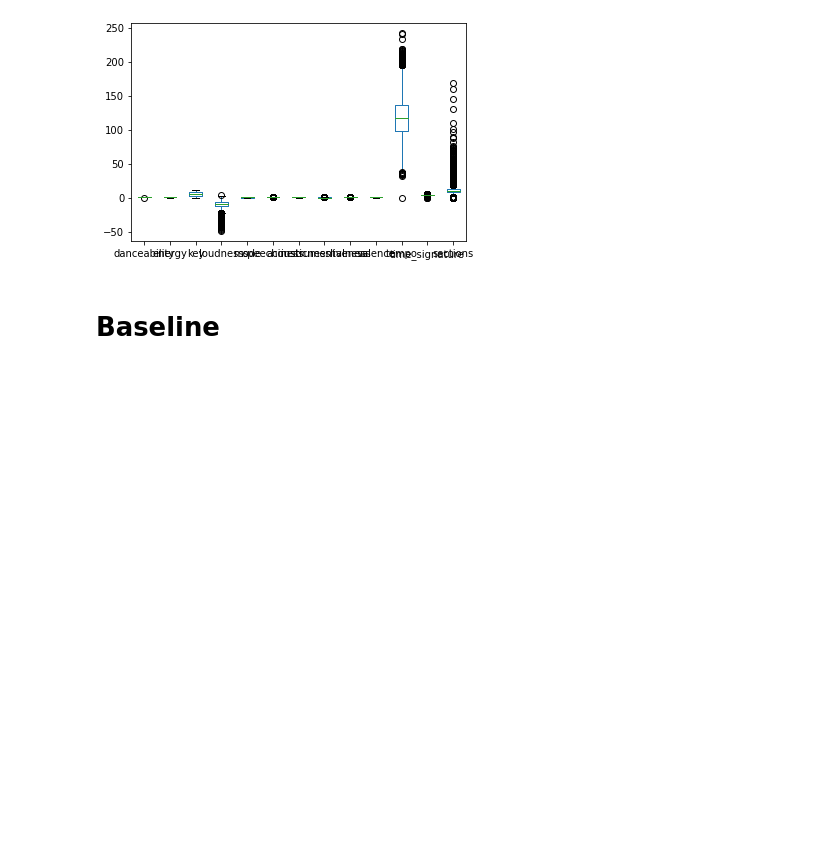
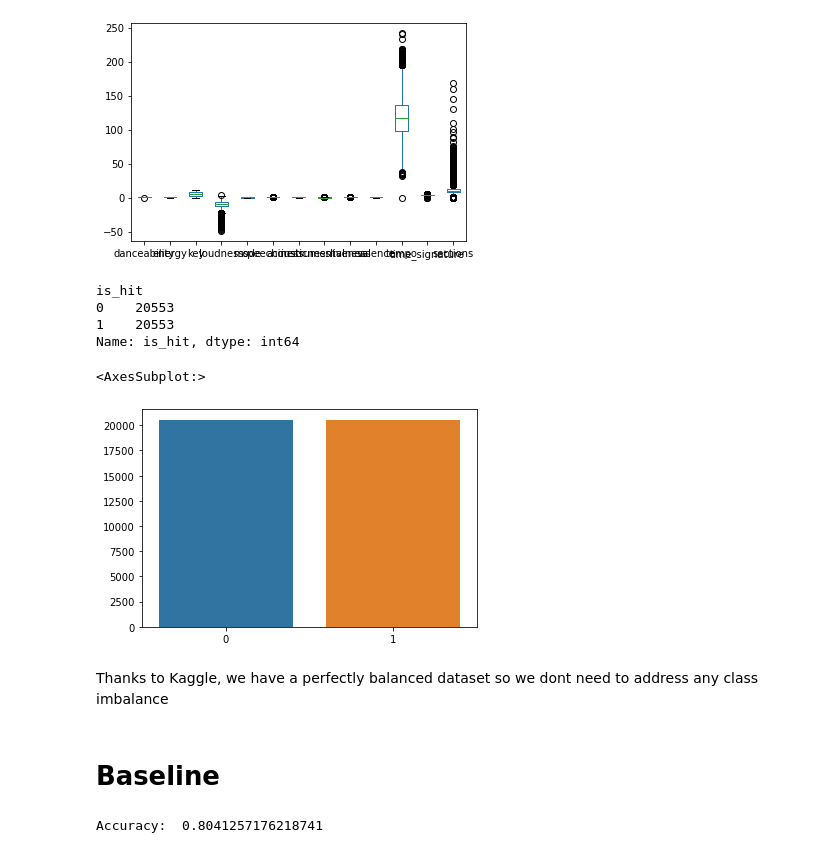
Before and after one commit to caitlan-krasinski/msci-546-project, a Jupyter notebook: code-for-data.ipynb, the cells around one changed output. Saved outputs shown, nothing was run; the diff lists cells and outputs as text; code cells hidden in the pictures; blank space fills up the shorter version.

```diff
--- a/code-for-data.ipynb
+++ b/code-for-data.ipynb
@@ -98,5 +98,19 @@ df[['danceability', 'energy', 'key', 'loudness',
 # %% [output]
 <AxesSubplot:>
 [figure]
+# %%
+df.groupby(['is_hit']).is_hit.count()
+# %% [output]
+is_hit
+0    20553
+1    20553
+Name: is_hit, dtype: int64
+# %%
+sns.barplot(x=[0, 1], y=[len(df[df['is_hit'] == 1]), len(df[df['is_hit'] == 0])])
+# %% [output]
+<AxesSubplot:>
+[figure, added]
+# %% [markdown]
+Thanks to Kaggle, we have a perfectly balanced dataset so we dont need to address any class imbalance
 # %% [markdown]
 # Baseline
@@ -102,0 +137,13 @@ df[['danceability', 'energy', 'key', 'loudness',
+# %%
+# Train a Random Forest Classifier on the training data
+clf = RandomForestClassifier()
+clf.fit(train_X, train_y)
+
+# Make predictions on the test data
+preds = clf.predict(test_X)
+
+# Evaluate the model's performance
+acc = accuracy_score(test_y, preds)
+print("Accuracy: ", acc)
+# %% [output]
+Accuracy:  0.8041257176218741
```
Also changed, not shown: parts of 2 cells of this notebook.
